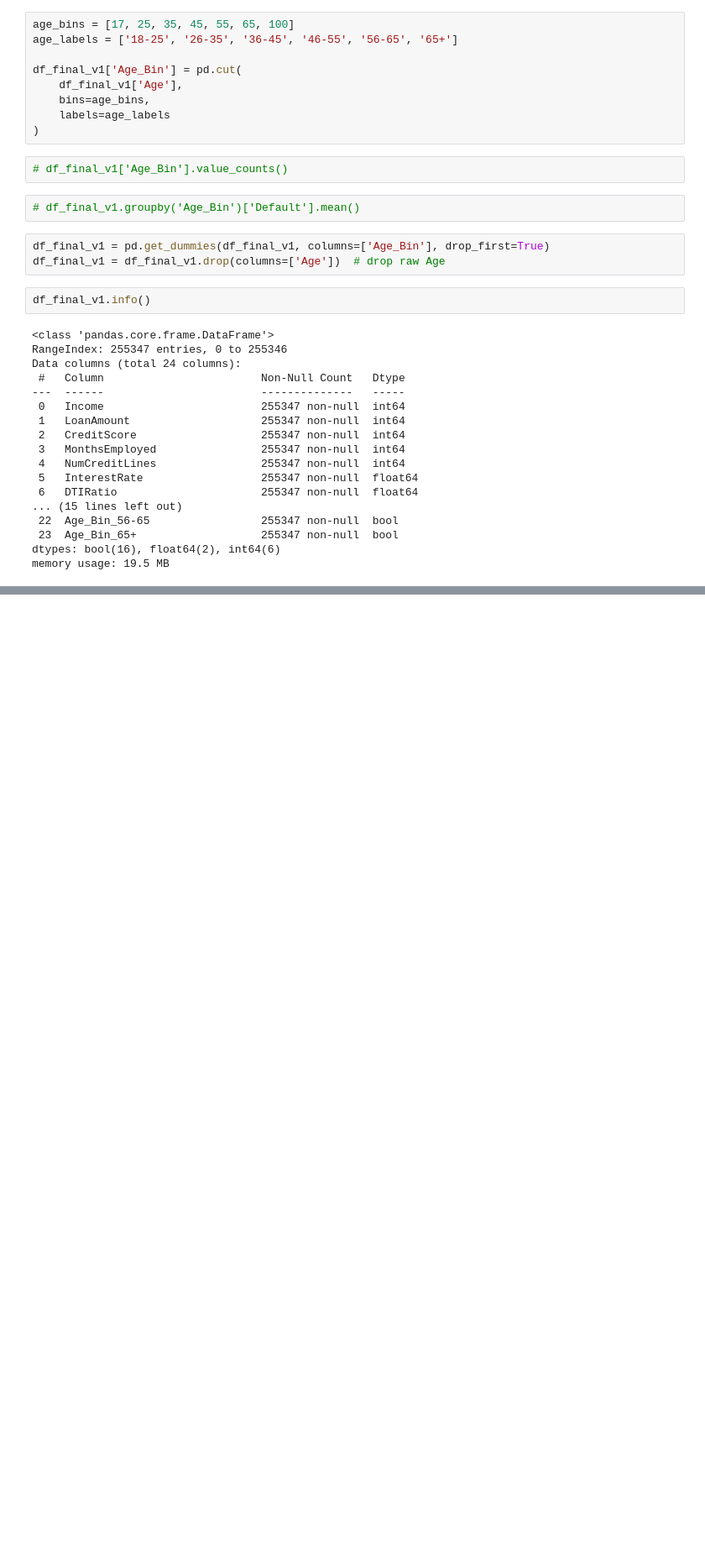
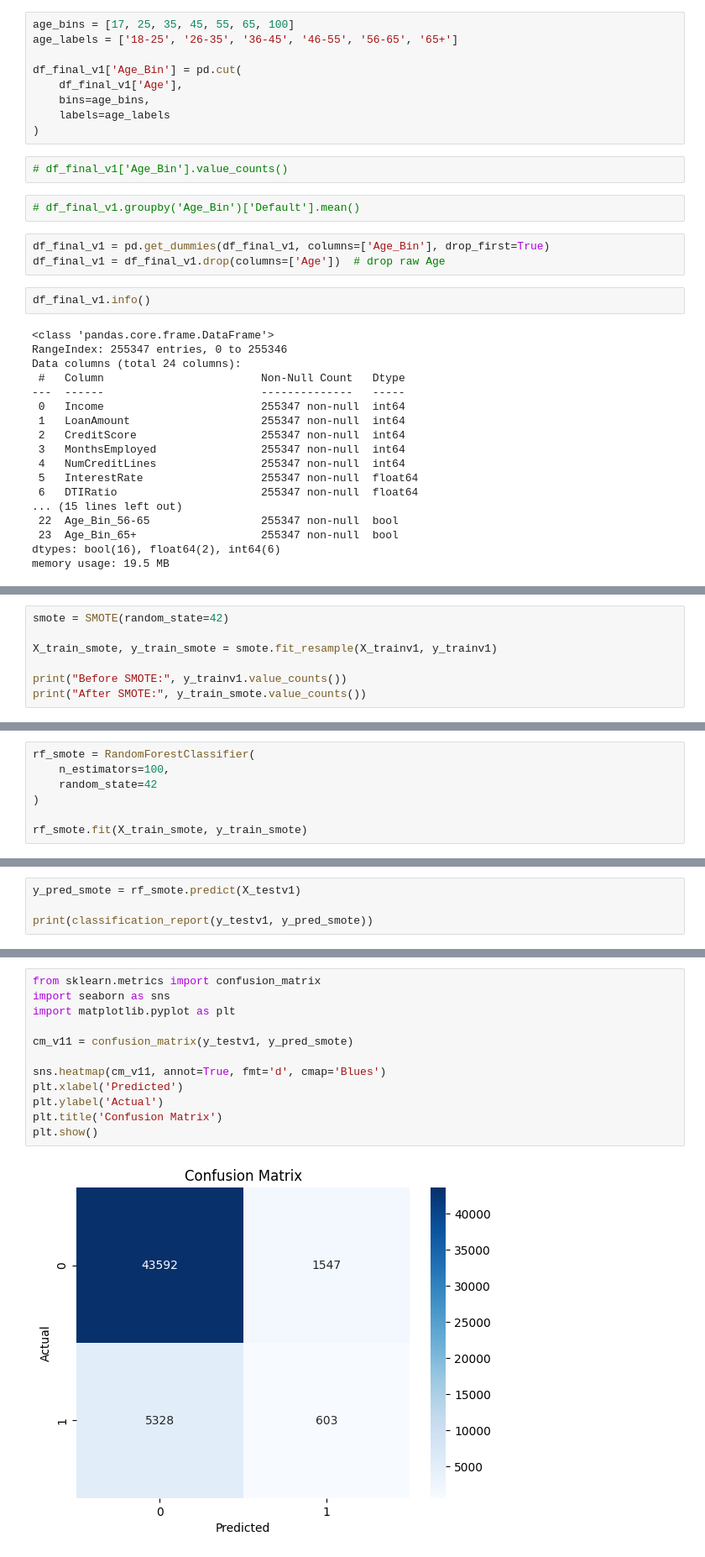
Before and after one commit to surendra-59/Loan-Prediction, a Jupyter notebook: Loan EDA.ipynb, the cells around one changed output, grey strips where cells are left out. Shown at 84% size. Cells and saved outputs as stored; diff of their text form; blank space fills up the shorter version.

```diff
--- a/Loan EDA.ipynb
+++ b/Loan EDA.ipynb
@@ -1042,0 +1087,7 @@ memory usage: 19.5 MB
+# %%
+smote = SMOTE(random_state=42)
+
+X_train_smote, y_train_smote = smote.fit_resample(X_trainv1, y_trainv1)
+
+print("Before SMOTE:", y_trainv1.value_counts())
+print("After SMOTE:", y_train_smote.value_counts())
@@ -1042,0 +1105,7 @@ memory usage: 19.5 MB
+# %%
+rf_smote = RandomForestClassifier(
+    n_estimators=100,
+    random_state=42
+)
+
+rf_smote.fit(X_train_smote, y_train_smote)
@@ -1042,0 +1114,4 @@ memory usage: 19.5 MB
+# %%
+y_pred_smote = rf_smote.predict(X_testv1)
+
+print(classification_report(y_testv1, y_pred_smote))
@@ -1042,0 +1127,14 @@ memory usage: 19.5 MB
+# %%
+from sklearn.metrics import confusion_matrix
+import seaborn as sns
+import matplotlib.pyplot as plt
+
+cm_v11 = confusion_matrix(y_testv1, y_pred_smote)
+
+sns.heatmap(cm_v11, annot=True, fmt='d', cmap='Blues')
+plt.xlabel('Predicted')
+plt.ylabel('Actual')
+plt.title('Confusion Matrix')
+plt.show()
+# %% [output]
+[figure, added]
```
Also changed, not shown: parts of 22 cells of this notebook.
